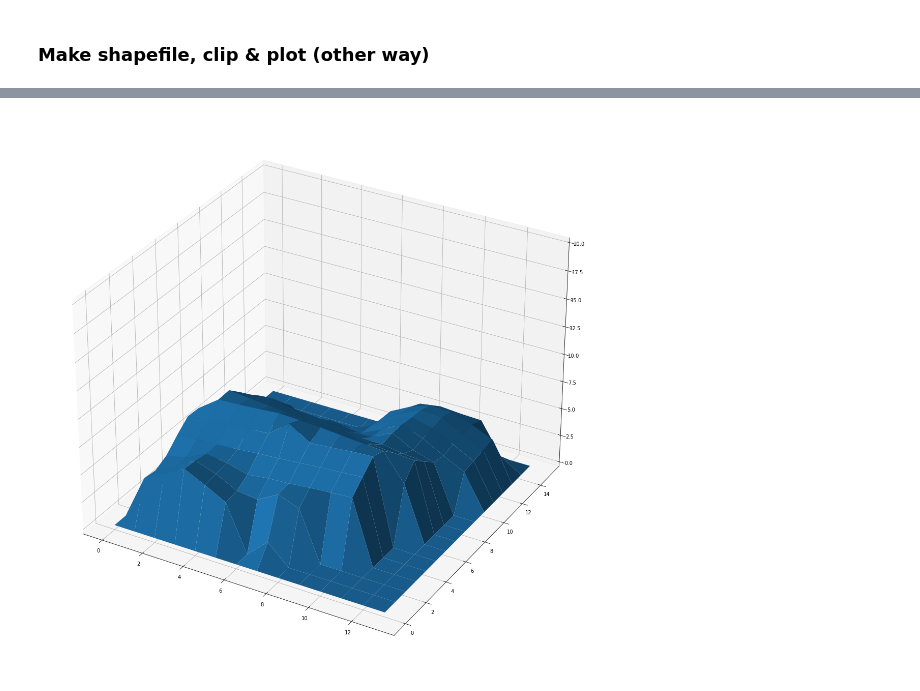
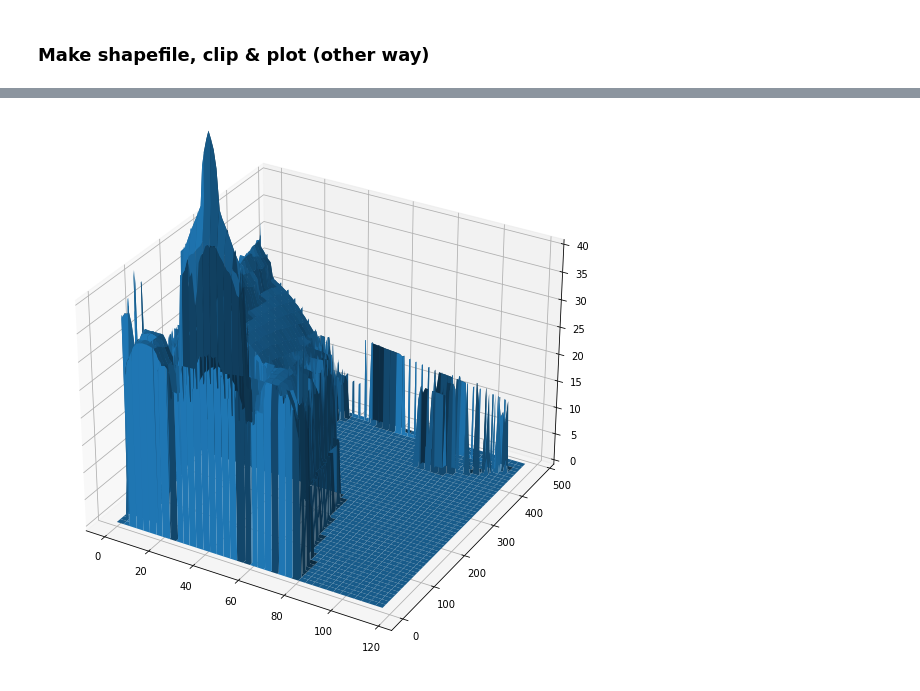
Before and after one commit to agilepydev/3D-House, a Jupyter notebook: 3D-House-Project/api coordinates.ipynb, the cells around one changed output, grey strips where cells are left out. Saved outputs shown, nothing was run; the diff lists cells and outputs as text; code cells hidden in the pictures.

```diff
--- a/3D-House-Project/api coordinates.ipynb
+++ b/3D-House-Project/api coordinates.ipynb
@@ -22,6 +23,6 @@ from shapely.geometry import Polygon
 %matplotlib inline
 # %%
-address = "Deken Verbiststraat 6 2910 Essen"
+address = "Koningin Astridplein 27 2018 Antwerpen"
 # %%
 def get_coordinates(address: str):
     req = requests.get(f"https://loc.geopunt.be/v4/Location?q={address}").json()
@@ -213,8 +197,11 @@ array([[[4.0200005, 5.0200005, 6.039999 , 5.1499996, 4.160001 ,
     spatial_ref  int64 0
 # %%
-new_image = np.where(np.isnan(image), 0, image)
-#print(new_image)
-image_2 = np.pad(new_image[0], pad_width = 1, mode ="constant", constant_values = 0)
-
-print(image_2)
+# Turn NaN into zeros
+def clean_image():
+    new_image = np.where(np.isnan(image), 0, image)
+    #print(new_image)
+    image_2 = np.pad(new_image[0], pad_width = 1, mode ="constant", constant_values = 0)
+    print(image_2)
+    return image_2
+image_2 = clean_image()
 # %% [output]
@@ -242,12 +219,16 @@ image_2.shape
 # %%
-ab = image_2.shape[0]
-ac = image_2.shape[1]
+def show_imageshape():
+    ab = image_2.shape[0]
+    ac = image_2.shape[1]
+    x, y = np.meshgrid(np.arange(ac), np.arange(ab))
+    fig = plt.figure(figsize = (10, 10))
+    ax = fig.add_subplot(projection="3d")
+    ax.plot_surface(x, y, image_2)
+    ax.set_zlim(0, 40)
+    plt.show()
+    fig = go.Figure(data=[go.Surface(z=image_2, x=x, y=y)])
+    fig.show()
 
-x, y = np.meshgrid(np.arange(ac), np.arange(ab))
-fig = plt.figure(figsize = (20, 20))
-ax = fig.add_subplot(projection="3d")
-ax.plot_surface(x, y, image_2)
-ax.set_zlim(0, 20)
-plt.show()
+show_imageshape()
 # %% [output]
-[figure, old version]
+[figure, new version]
```
Also changed, not shown: parts of 20 cells of this notebook, 4 other files.
